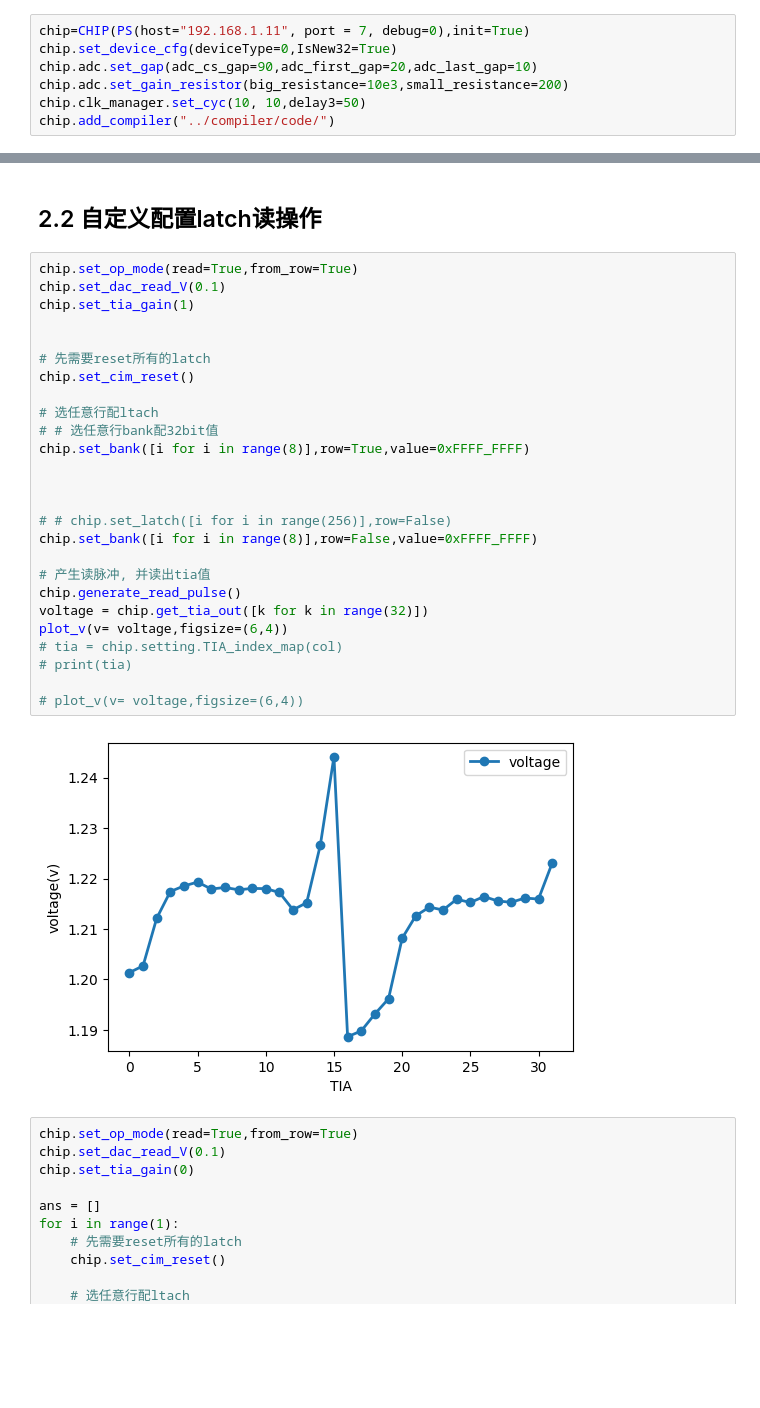
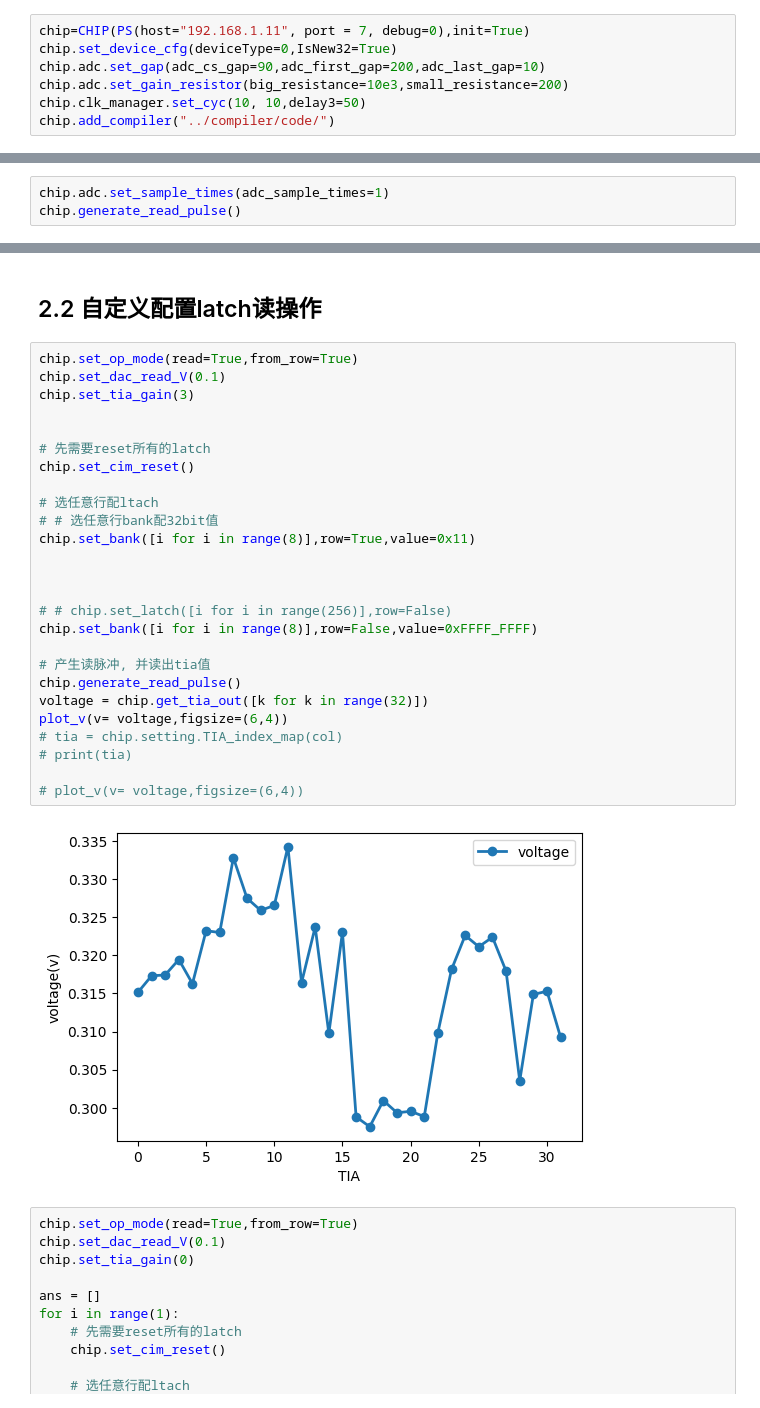
Before and after one commit to bei-meng/host_computer, a Jupyter notebook: examples/1debug模式示例.ipynb, the cells around one changed output, grey strips where cells are left out. Cells and saved outputs as stored; diff of their text form; blank space fills up the shorter version.

```diff
--- a/examples/1debug模式示例.ipynb
+++ b/examples/1debug模式示例.ipynb
@@ -15,7 +15,7 @@ from util import plot_v_cond,plot_v
 # %%
 chip=CHIP(PS(host="192.168.1.11", port = 7, debug=0),init=True)
 chip.set_device_cfg(deviceType=0,IsNew32=True)
-chip.adc.set_gap(adc_cs_gap=90,adc_first_gap=20,adc_last_gap=10)
+chip.adc.set_gap(adc_cs_gap=90,adc_first_gap=200,adc_last_gap=10)
 chip.adc.set_gain_resistor(big_resistance=10e3,small_resistance=200)
 chip.clk_manager.set_cyc(10, 10,delay3=50)
 chip.add_compiler("../compiler/code/")
@@ -35,3 +25,6 @@ local ip: 192.168.1.15 local port: 57634
+# %%
+chip.adc.set_sample_times(adc_sample_times=1)
+chip.generate_read_pulse()
 # %% [markdown]
 # 2. 读器件
 # %% [markdown]
@@ -53,31 +46,31 @@ print(f"电阻:{resistance}kΩ")
 # %%
 chip.set_op_mode(read=True,from_row=True)
 chip.set_dac_read_V(0.1)
-chip.set_tia_gain(1)
+chip.set_tia_gain(3)
 
 
 # 先需要reset所有的latch
 chip.set_cim_reset()
 
 # 选任意行配ltach
 # # 选任意行bank配32bit值
-chip.set_bank([i for i in range(8)],row=True,value=0xFFFF_FFFF)
+chip.set_bank([i for i in range(8)],row=True,value=0x11)
 
 
 
 # # chip.set_latch([i for i in range(256)],row=False)
 chip.set_bank([i for i in range(8)],row=False,value=0xFFFF_FFFF)
 
 # 产生读脉冲, 并读出tia值
 chip.generate_read_pulse()
 voltage = chip.get_tia_out([k for k in range(32)])
 plot_v(v= voltage,figsize=(6,4))
 # tia = chip.setting.TIA_index_map(col)
 # print(tia)
 
 # plot_v(v= voltage,figsize=(6,4))
 # %% [output]
-[figure, old version]
+[figure, new version]
 # %%
 chip.set_op_mode(read=True,from_row=True)
 chip.set_dac_read_V(0.1)
```
Also changed, not shown: parts of 1 cell of this notebook, 12 other files.
